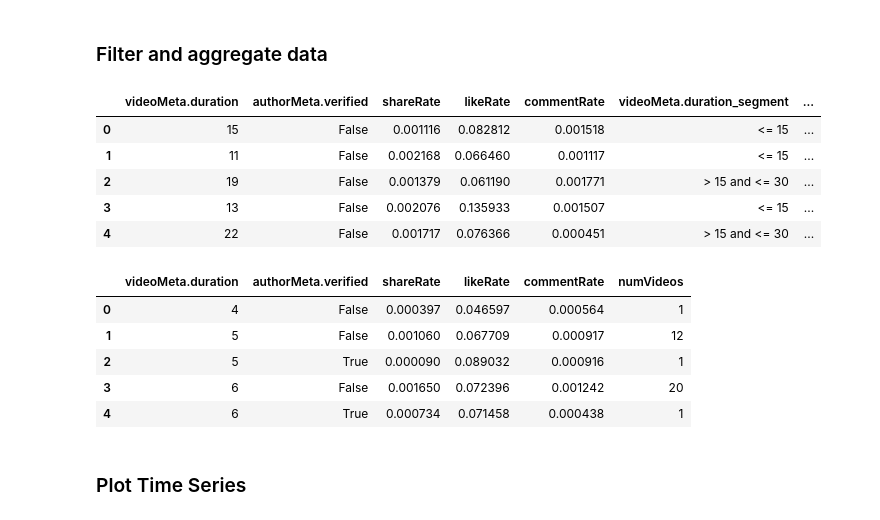
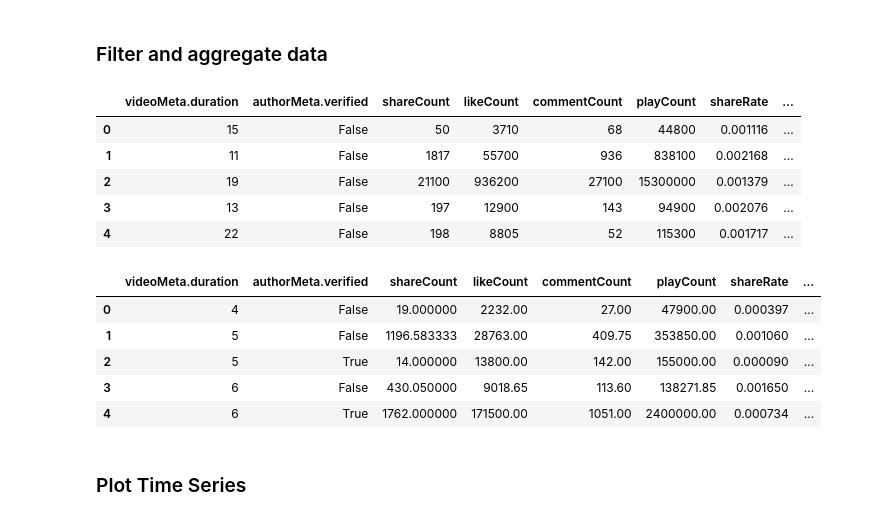
Before and after one commit to ba-group-projects/tiktok-popularity-eda, a Jupyter notebook: mattheus_smm635_mtp_eda.ipynb, the cells around one changed output. Cells and saved outputs as stored; diff of their text form; code cells hidden in the pictures.

```diff
--- a/mattheus_smm635_mtp_eda.ipynb
+++ b/mattheus_smm635_mtp_eda.ipynb
@@ -202,18 +221,18 @@ plt.show()
 # %% [markdown]
 ### Filter and aggregate data
 # %%
-filter_df = df_clean[['createTime','videoMeta.duration','authorMeta.verified','shareRate','likeRate','commentRate']]
+filter_df = df_clean[['createTime','videoMeta.duration','authorMeta.verified','shareCount','likeCount','commentCount','playCount','shareRate','likeRate','commentRate']]
 filter_df['videoMeta.duration_segment'] = filter_df['videoMeta.duration'].apply(lambda x: '<= 15' if x <= 15 else '> 15 and <= 30' if x > 15 and x <= 30 else '> 30 and <= 45' if x > 30 and x <= 45 else '> 45 and <= 60' if x > 45 and x <= 60 else '> 60')
 filter_df['date'] = filter_df['createTime'].dt.date
 filter_df.drop(['createTime'],axis=1,inplace=True)
 filter_df.head()
 # %% [output]
-|  | videoMeta.duration | authorMeta.verified | shareRate | likeRate | commentRate | videoMeta.duration_segment | ... |
-| 0 | 15 | False | 0.001116 | 0.082812 | 0.001518 | <= 15 | ... |
-| 1 | 11 | False | 0.002168 | 0.066460 | 0.001117 | <= 15 | ... |
-| 2 | 19 | False | 0.001379 | 0.061190 | 0.001771 | > 15 and <= 30 | ... |
-| 3 | 13 | False | 0.002076 | 0.135933 | 0.001507 | <= 15 | ... |
-| 4 | 22 | False | 0.001717 | 0.076366 | 0.000451 | > 15 and <= 30 | ... |
+|  | videoMeta.duration | authorMeta.verified | shareCount | likeCount | commentCount | playCount | shareRate | ... |
+| 0 | 15 | False | 50 | 3710 | 68 | 44800 | 0.001116 | ... |
+| 1 | 11 | False | 1817 | 55700 | 936 | 838100 | 0.002168 | ... |
+| 2 | 19 | False | 21100 | 936200 | 27100 | 15300000 | 0.001379 | ... |
+| 3 | 13 | False | 197 | 12900 | 143 | 94900 | 0.002076 | ... |
+| 4 | 22 | False | 198 | 8805 | 52 | 115300 | 0.001717 | ... |
 # %%
 # segment_type = 'with date'
 # segment_type = 'without date'
@@ -247,19 +266,19 @@ elif segment_type == 'video length and verified status':
     count_df = count_df.rename(columns={"shareRate": "numVideos"})
     count_df = count_df.reset_index()
 
-    avg_df = filter_df.groupby(['videoMeta.duration','authorMeta.verified'],as_index=False)['shareRate','likeRate','commentRate'].agg([np.mean]).reset_index()
+    avg_df = filter_df.groupby(['videoMeta.duration','authorMeta.verified'],as_index=False)['shareCount','likeCount','commentCount','playCount','shareRate','likeRate','commentRate'].agg([np.mean]).reset_index()
     avg_df.columns = avg_df.columns.droplevel(-1)
     # avg_df.sort_values(by='likeCount',ascending=False).head(3).T
     avg_df = avg_df.merge(count_df,on=['videoMeta.duration','authorMeta.verified'],how='left')
 
 avg_df.head()
 # %% [output]
-|  | videoMeta.duration | authorMeta.verified | shareRate | likeRate | commentRate | numVideos |
-| 0 | 4 | False | 0.000397 | 0.046597 | 0.000564 | 1 |
-| 1 | 5 | False | 0.001060 | 0.067709 | 0.000917 | 12 |
-| 2 | 5 | True | 0.000090 | 0.089032 | 0.000916 | 1 |
-| 3 | 6 | False | 0.001650 | 0.072396 | 0.001242 | 20 |
-| 4 | 6 | True | 0.000734 | 0.071458 | 0.000438 | 1 |
+|  | videoMeta.duration | authorMeta.verified | shareCount | likeCount | commentCount | playCount | shareRate | ... |
+| 0 | 4 | False | 19.000000 | 2232.00 | 27.00 | 47900.00 | 0.000397 | ... |
+| 1 | 5 | False | 1196.583333 | 28763.00 | 409.75 | 353850.00 | 0.001060 | ... |
+| 2 | 5 | True | 14.000000 | 13800.00 | 142.00 | 155000.00 | 0.000090 | ... |
+| 3 | 6 | False | 430.050000 | 9018.65 | 113.60 | 138271.85 | 0.001650 | ... |
+| 4 | 6 | True | 1762.000000 | 171500.00 | 1051.00 | 2400000.00 | 0.000734 | ... |
 # %% [markdown]
 ### Plot Time Series
 # %%
```
Also changed, not shown: parts of 7 cells of this notebook.
